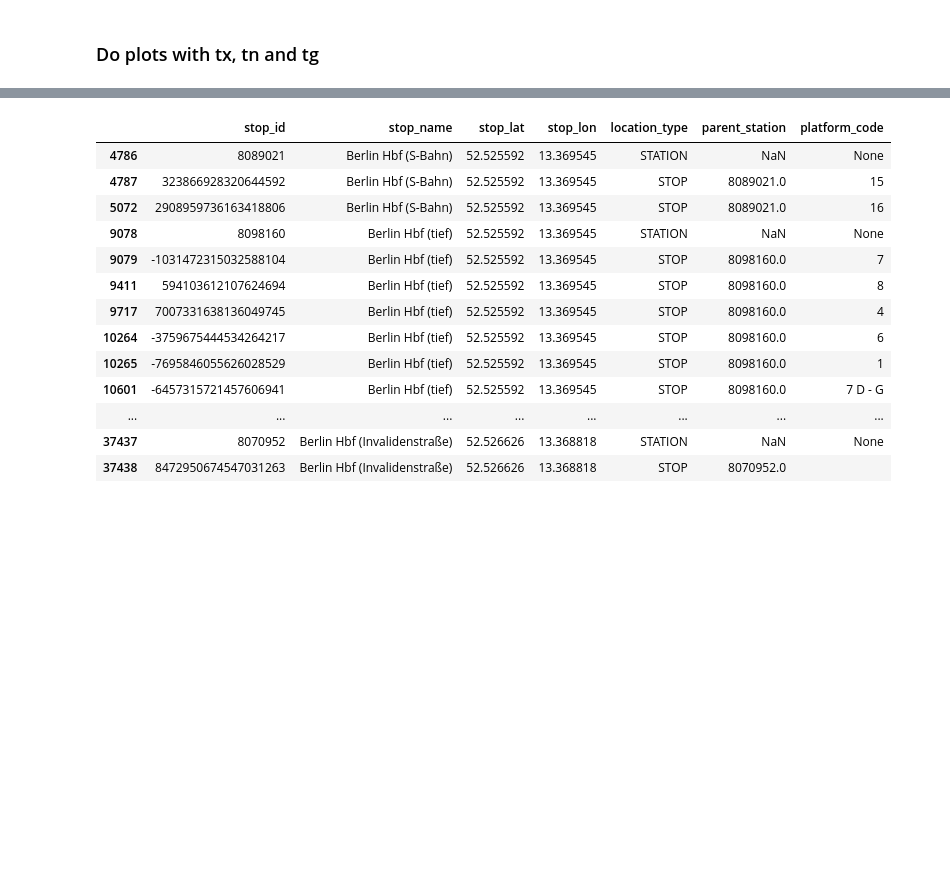
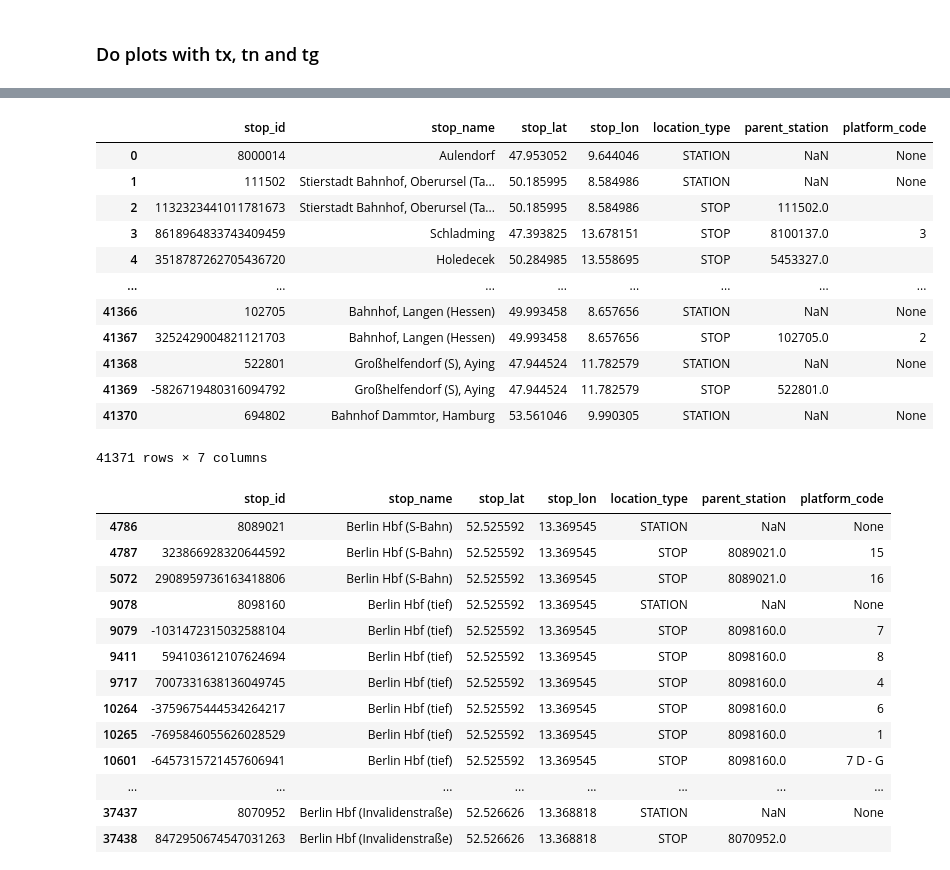
Before and after one commit to rabons/Benasque_Heat_Railway, a Jupyter notebook: preparation_station_specific.ipynb, the cells around one changed output, grey strips where cells are left out. Cells and saved outputs as stored; diff of their text form; code cells hidden in the pictures; blank space fills up the shorter version.

```diff
--- a/preparation_station_specific.ipynb
+++ b/preparation_station_specific.ipynb
@@ -127,5 +141,21 @@ memory usage: 185.3+ MB
 # %%
 stops = pd.read_parquet('/work/bb1445/b383514/other/train_disruption/train_data_complete/stops.parquet')
+# %%
+stops
+# %% [output]
+|  | stop_id | stop_name | stop_lat | stop_lon | location_type | parent_station | platform_code |
+| 0 | 8000014 | Aulendorf | 47.953052 | 9.644046 | STATION | NaN | None |
+| 1 | 111502 | Stierstadt Bahnhof, Oberursel (Ta... | 50.185995 | 8.584986 | STATION | NaN | None |
+| 2 | 1132323441011781673 | Stierstadt Bahnhof, Oberursel (Ta... | 50.185995 | 8.584986 | STOP | 111502.0 |  |
+| 3 | 8618964833743409459 | Schladming | 47.393825 | 13.678151 | STOP | 8100137.0 | 3 |
+| 4 | 3518787262705436720 | Holedecek | 50.284985 | 13.558695 | STOP | 5453327.0 |  |
+| ... | ... | ... | ... | ... | ... | ... | ... |
+| 41366 | 102705 | Bahnhof, Langen (Hessen) | 49.993458 | 8.657656 | STATION | NaN | None |
+| 41367 | 3252429004821121703 | Bahnhof, Langen (Hessen) | 49.993458 | 8.657656 | STOP | 102705.0 | 2 |
+| 41368 | 522801 | Großhelfendorf (S), Aying | 47.944524 | 11.782579 | STATION | NaN | None |
+| 41369 | -5826719480316094792 | Großhelfendorf (S), Aying | 47.944524 | 11.782579 | STOP | 522801.0 |  |
+| 41370 | 694802 | Bahnhof Dammtor, Hamburg | 53.561046 | 9.990305 | STATION | NaN | None |
+41371 rows × 7 columns
 # %%
 berlin = stops[stops.stop_name.str.contains('Berlin Hbf', case=False, na=False)]
 berlin
```
Also changed, not shown: parts of 14 cells of this notebook, 10 other files.
